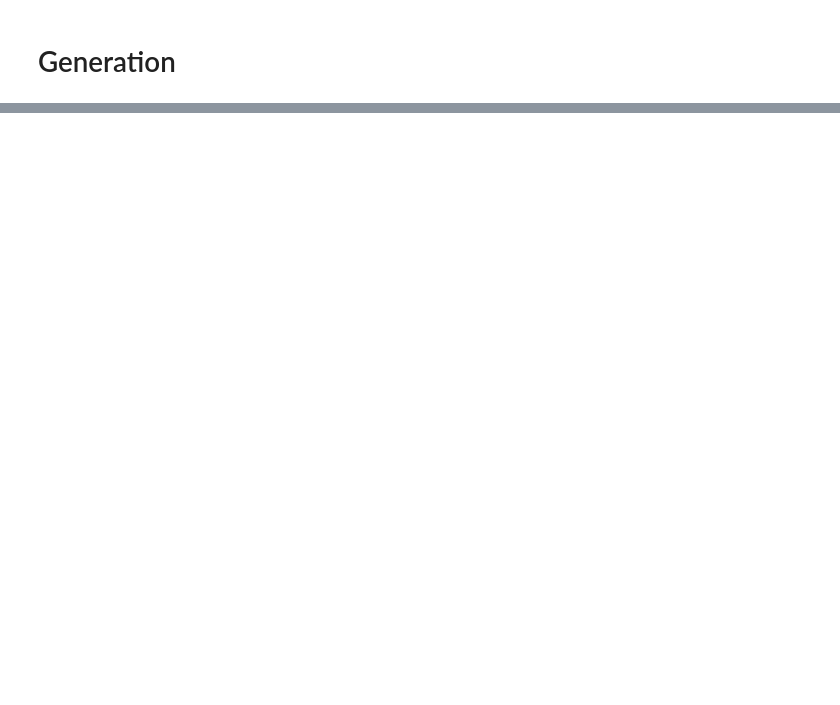
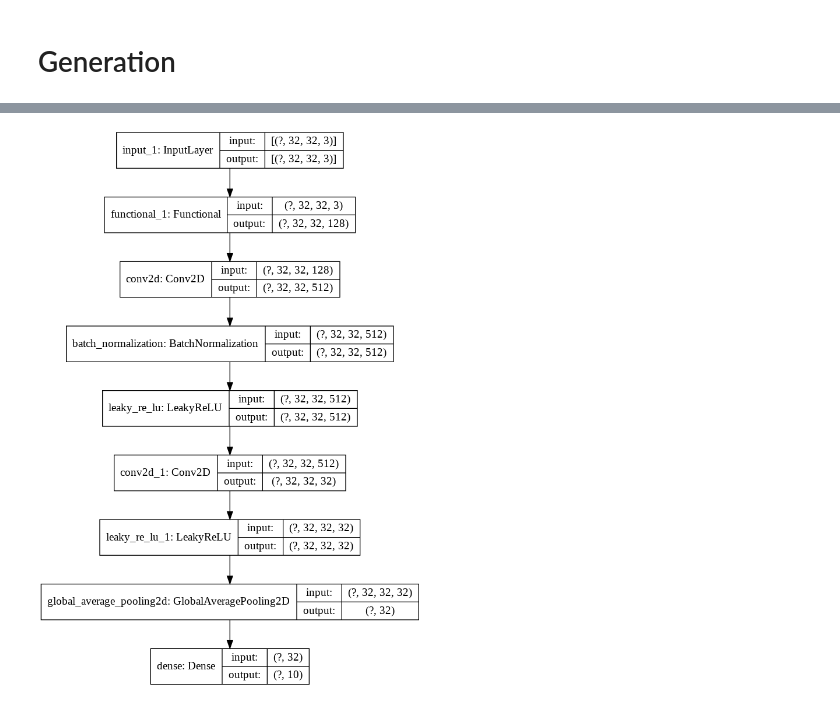
Before and after one commit to ariG23498/GA-hyper-params, a Jupyter notebook: generation.ipynb, the cells around one changed output, grey strips where cells are left out. Saved outputs shown, nothing was run; the diff lists cells and outputs as text; code cells hidden in the pictures; blank space fills up the shorter version.

```diff
--- a/generation.ipynb
+++ b/generation.ipynb
@@ -59,7 +74,7 @@ y_train = tf.reshape(tf.one_hot(y_train, 10), shape=(-1, 10))
 y_test = tf.reshape(tf.one_hot(y_test, 10), shape=(-1, 10))
 
 # Create TensorFlow dataset
-BATCH_SIZE = 1024
+BATCH_SIZE = 256
 AUTOTUNE = tf.data.experimental.AUTOTUNE
 
 train_ds = tf.data.Dataset.from_tensor_slices((X_train, y_train))
@@ -229,17 +292,24 @@ class Generation:
 # %%
-population_size = 20
-numer_generation = 5
+population_size = 4
+number_generation = 2
 fitSurvivalRate = 0.5
 unfitSurvivalProb = 0.2
 mutationRate = 0.1
-generation = Generation(fitSurvivalRate=fitSurvivalRate,
-                        unfitSurvivalProb=unfitSurvivalProb,
-												mutationRate=mutationRate,
-												population_size=population_size)
-
-while generation.generation_number <= numer_generation:
-	generation.generate()
-	generation.calcFitness()
-	generation.evaluate()
+number_of_phases = 4
+prevBestOrganism = None
+for phase in range(number_of_phases):
+	generation = Generation(fitSurvivalRate=fitSurvivalRate,
+													unfitSurvivalProb=unfitSurvivalProb,
+													mutationRate=mutationRate,
+													population_size=population_size,
+													phase = phase,
+													prevBestOrganism=prevBestOrganism)
+	while generation.generation_number <= number_generation:
+		generation.generate()
+		print('PHASE: {}'.format(phase))
+		if generation.generation_number == number_generation:
+			prevBestOrganism = generation.evaluate(last=True)
+		else:
+			generation.evaluate()
 # %% [output]
 Epoch 1/5
@@ -261,0 +332,4 @@ Epoch 1/5
+# %%
+keras.utils.plot_model(prevBestOrganism.model, show_shapes=True)
+# %% [output]
+[figure, added]
```
Also changed, not shown: parts of 11 cells of this notebook.
